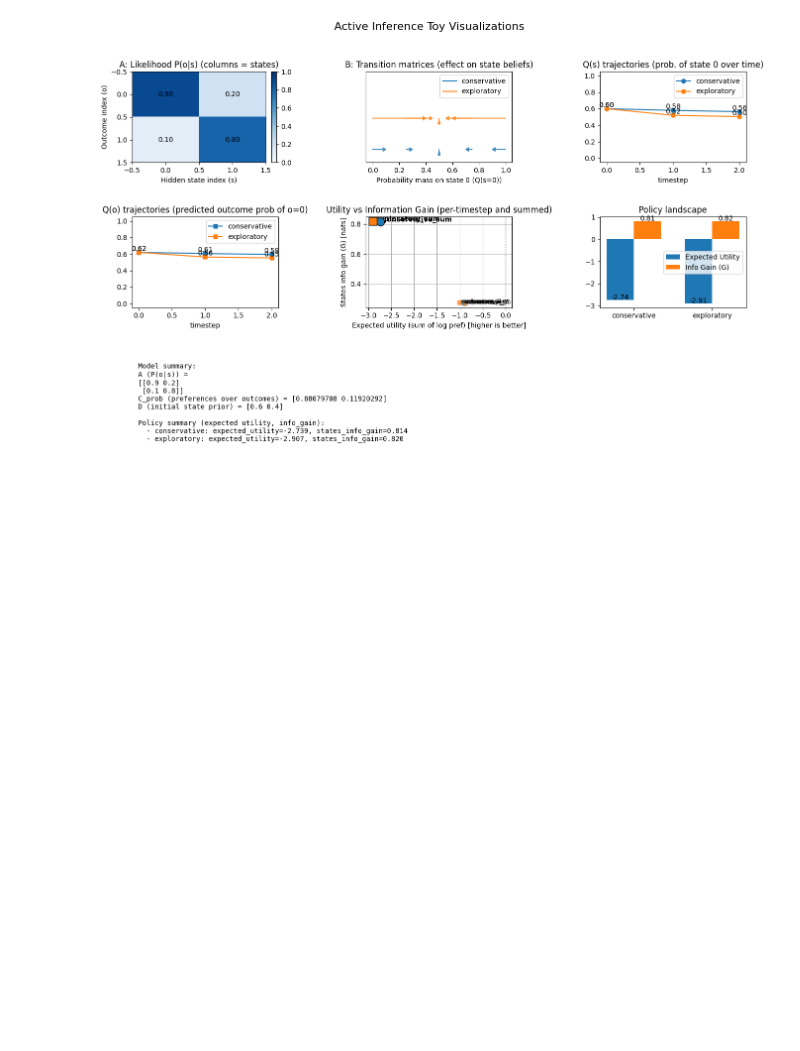
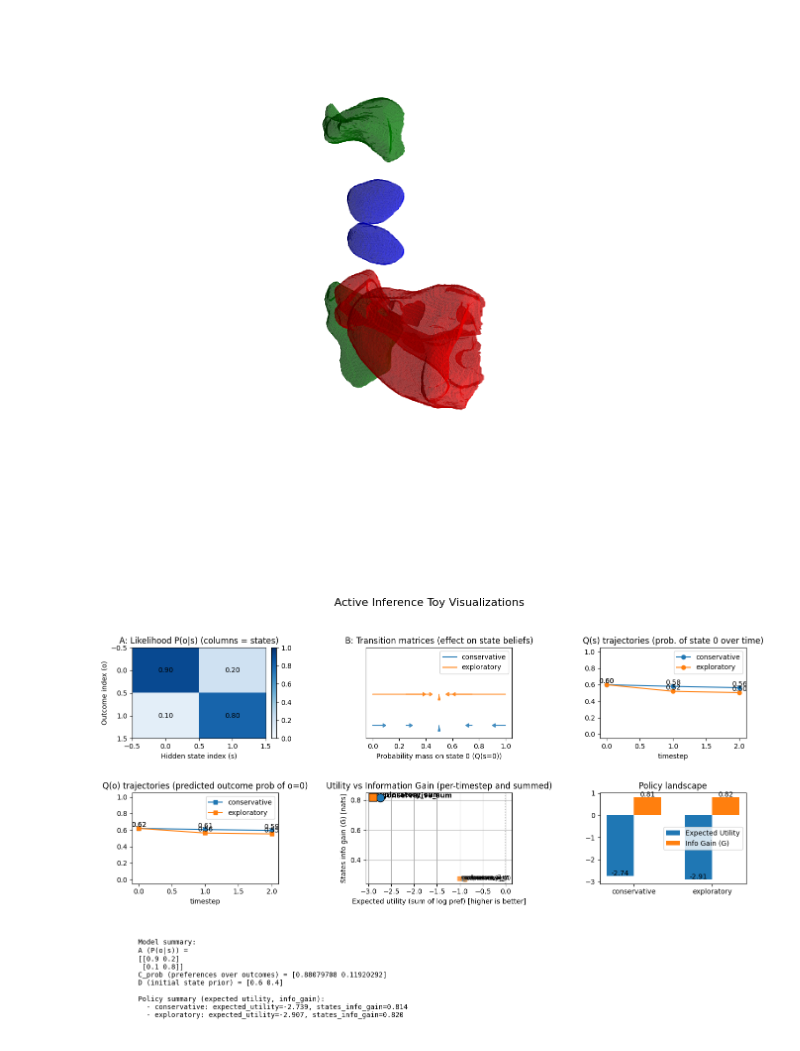
Before and after one commit to hridaik/social-defeat, a Jupyter notebook: visualize.ipynb, the cells around one changed output. Cells and saved outputs as stored; diff of their text form; code cells hidden in the pictures; blank space fills up the shorter version.

```diff
--- a/visualize.ipynb
+++ b/visualize.ipynb
@@ -351,3 +474,51 @@ def plot_all(policy_data, A, C_prob, D, n_steps):
+# %%
+import nrrd
+import numpy as np
+from skimage import measure
+import matplotlib.pyplot as plt
+from mpl_toolkits.mplot3d import Axes3D
+
+# Load annotation volume
+annotation, header = nrrd.read("annotation_25.nrrd")
+
+# Allen structure IDs
+structures = {
+    "PAG": 795,
+    "VMH": 693,
+    "MeA": 403
+}
+
+# Colors for plotting
+colors = {
+    "PAG": "red",
+    "VMH": "blue",
+    "MeA": "green"
+}
+
+fig = plt.figure(figsize=(8, 8))
+ax = fig.add_subplot(111, projection="3d")
+
+for name, sid in structures.items():
+    mask = annotation == sid
+
+    # Extract surface mesh
+    verts, faces, _, _ = measure.marching_cubes(mask.astype(np.uint8), level=0)
+
+    ax.plot_trisurf(
+        verts[:, 0],
+        verts[:, 1],
+        faces,
+        verts[:, 2],
+        color=colors[name],
+        alpha=0.6,
+        linewidth=0
+    )
+
+ax.set_box_aspect([1,1,1])
+ax.set_axis_off()
+plt.show()
+# %% [output]
+[figure, added]
 # %%
 %matplotlib inline
 
```
Also changed, not shown: parts of 2 cells of this notebook, 6 other files.
